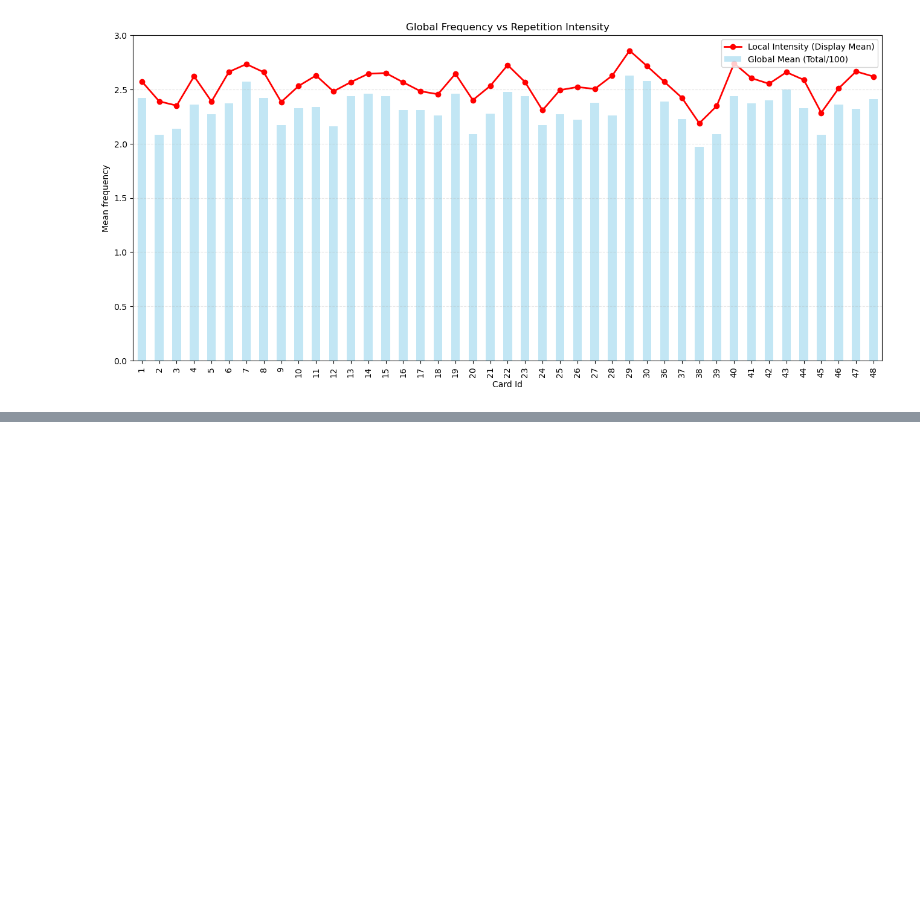
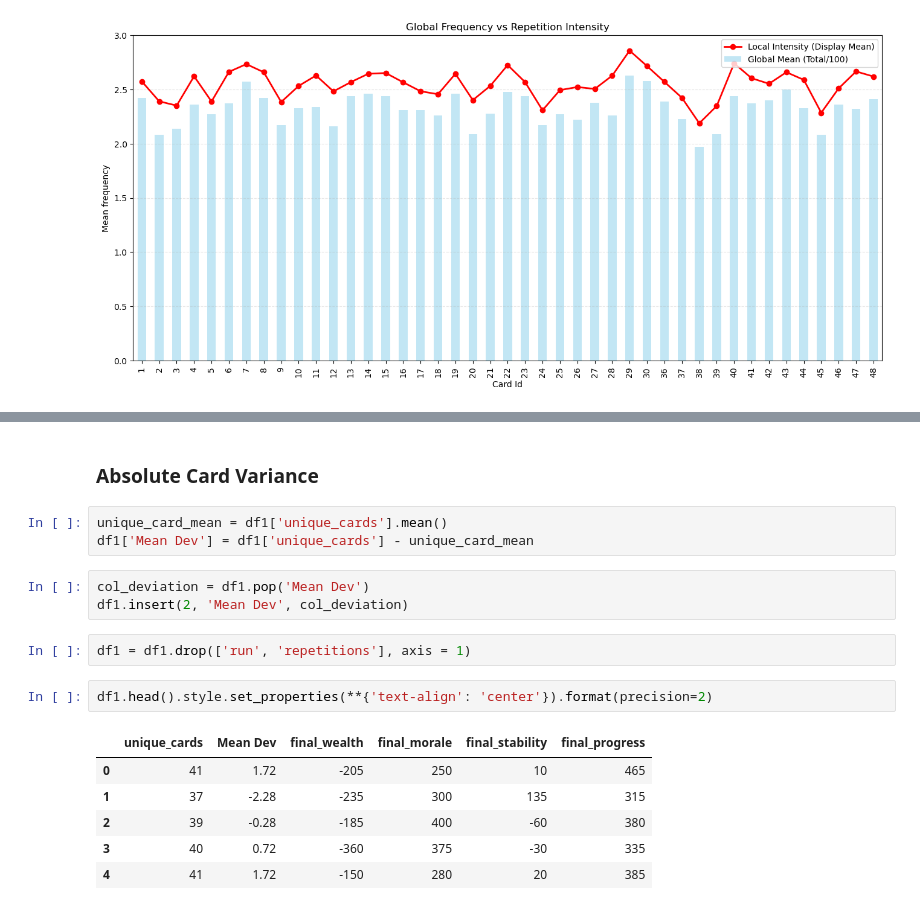
Before and after one commit to davidcurral/Procedural-Narrative-Prototype-Project, a Jupyter notebook: Narrative Data Analysis.ipynb, the cells around one changed output, grey strips where cells are left out. Saved outputs shown, nothing was run; the diff lists cells and outputs as text; blank space fills up the shorter version.

```diff
--- a/Narrative Data Analysis.ipynb
+++ b/Narrative Data Analysis.ipynb
@@ -270,0 +311,19 @@ plt.show()
+# %% [markdown]
+### Absolute Card  Variance
+# %%
+unique_card_mean = df1['unique_cards'].mean()
+df1['Mean Dev'] = df1['unique_cards'] - unique_card_mean
+# %%
+col_deviation = df1.pop('Mean Dev')
+df1.insert(2, 'Mean Dev', col_deviation)
+# %%
+df1 = df1.drop(['run', 'repetitions'], axis = 1)
+# %%
+df1.head().style.set_properties(**{'text-align': 'center'}).format(precision=2)
+# %% [output]
+|  | unique_cards | Mean Dev | final_wealth | final_morale | final_stability | final_progress |
+| 0 | 41 | 1.72 | -205 | 250 | 10 | 465 |
+| 1 | 37 | -2.28 | -235 | 300 | 135 | 315 |
+| 2 | 39 | -0.28 | -185 | 400 | -60 | 380 |
+| 3 | 40 | 0.72 | -360 | 375 | -30 | 335 |
+| 4 | 41 | 1.72 | -150 | 280 | 20 | 385 |
```
Also changed, not shown: parts of 20 cells of this notebook, 1 other file.
